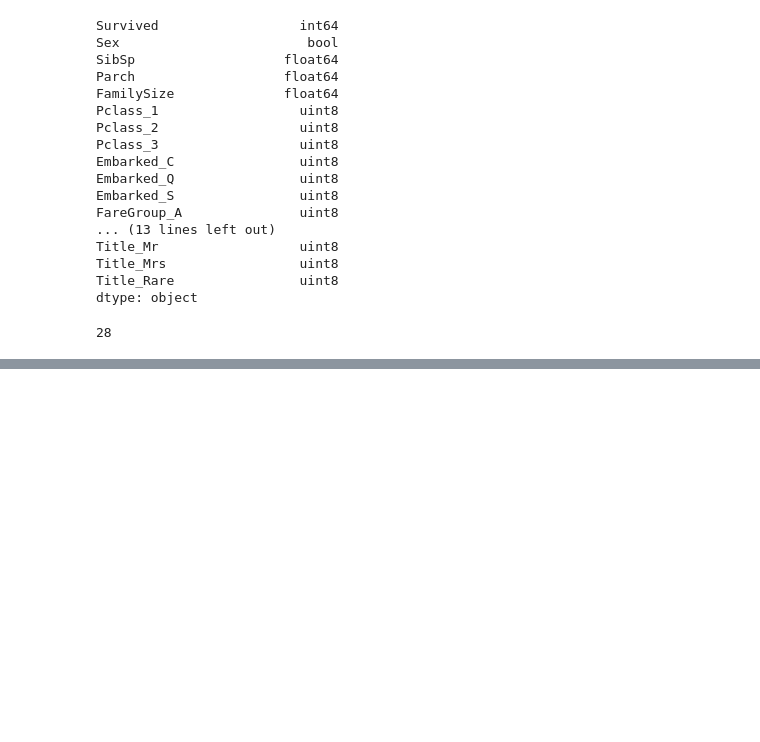
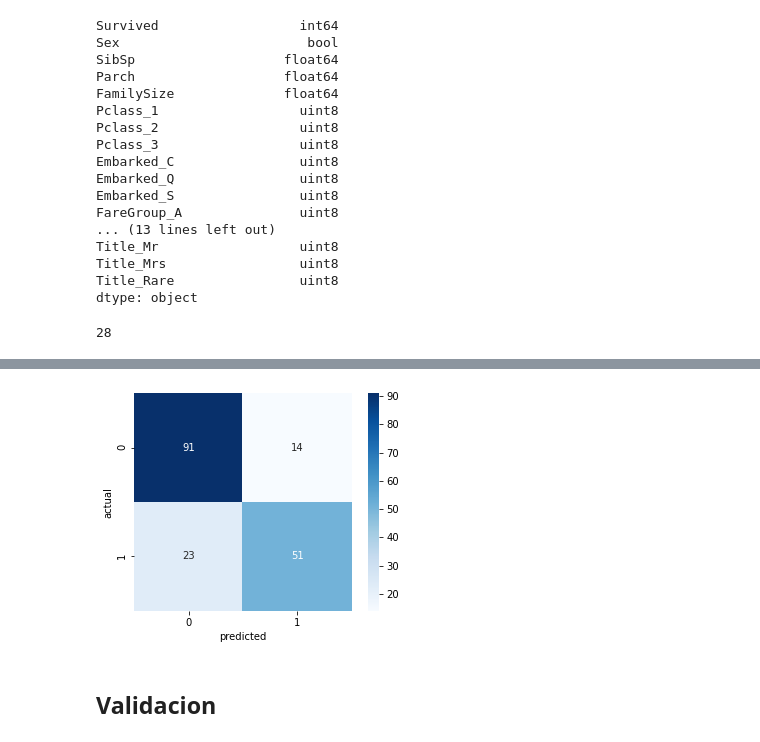
Before and after one commit to AngelloVillanueva/titanic_kaggle, a Jupyter notebook: Titanic.ipynb, the cells around one changed output, grey strips where cells are left out. Drawn from its saved outputs; the diff is of its cells as text; code cells hidden in the pictures; blank space fills up the shorter version.

```diff
--- a/Titanic.ipynb
+++ b/Titanic.ipynb
@@ -872,0 +922,5 @@ TypeError: '<=' not supported between instances of 'float' and 'str'
+# %%
+columnas_rank10 = []
+for v, s, r in zip(features, rfe.support_, rfe.ranking_):
+    if r >= 1 and  r<=10:
+        columnas_rank10.append(v)
@@ -872,0 +947,14 @@ TypeError: '<=' not supported between instances of 'float' and 'str'
+# %%
+from sklearn.model_selection import train_test_split
+
+# generar dos nuevas variables para ahora si realizar el entrenmiento
+x_ = dataset[0][columnas_rank10]
+y_ = dataset[0]['Survived']
+
+# Crar el set de train y test 80-20, a traves del train:test_split, con un random_state=41, esto quiere decir que siempre
+# Tomara los mismos datos al separar, no lo hara de manera random
+x_train, x_test, y_train, y_test = train_test_split(x_, y_, test_size = 0.2, random_state=42)
+# %%
+# Modelo 1: Arboles de decisión
+model1 = DecisionTreeClassifier().fit(x_train,y_train)
+model1
@@ -872,0 +969,3 @@ TypeError: '<=' not supported between instances of 'float' and 'str'
+# %%
+predict_dt1 = model1.predict(x_test)
+predict_dt1
@@ -872,0 +996,10 @@ TypeError: '<=' not supported between instances of 'float' and 'str'
+# %%
+# Plotear matriz de confusion
+from sklearn.metrics import confusion_matrix
+
+matrix = confusion_matrix(y_test, predict_dt1)
+sns.heatmap(matrix, annot = True, fmt ='d', cmap ='Blues', square = True)
+plt.xlabel("predicted")
+plt.ylabel("actual")
+plt
+# %% [output]
@@ -872,0 +1007,3 @@ TypeError: '<=' not supported between instances of 'float' and 'str'
+[figure, added]
+# %% [markdown]
+## Validacion
```
Also changed, not shown: parts of 28 cells of this notebook, 1 other file.
